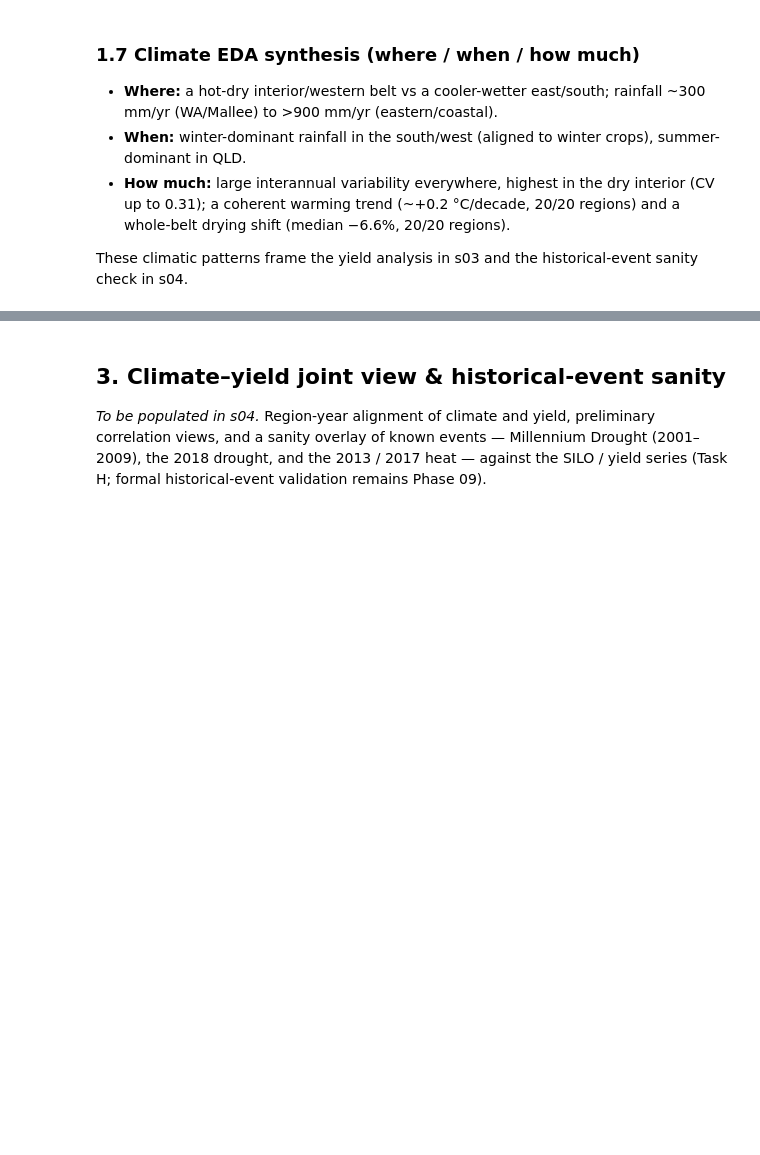
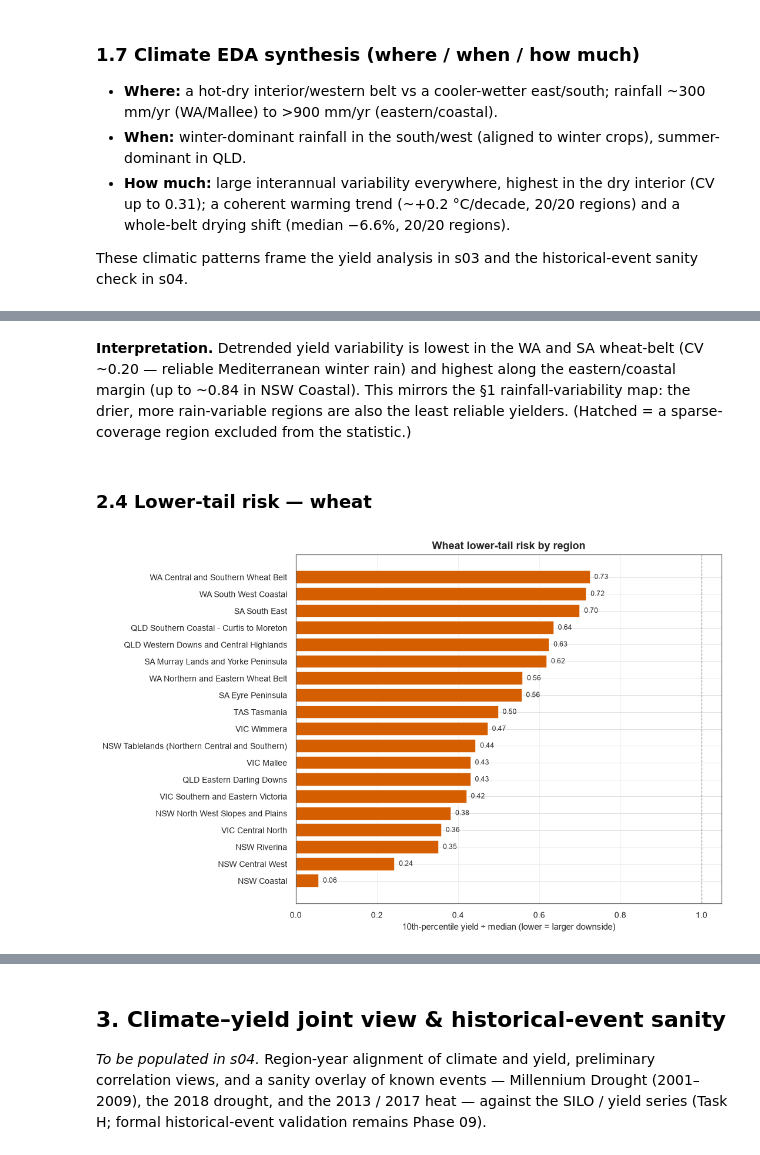
Before and after one commit to kota2003/agriculture-risk-monitoring-system, a Jupyter notebook: notebooks/03_exploratory_analysis.ipynb, the cells around one changed output, grey strips where cells are left out. Cells and saved outputs as stored; diff of their text form; code cells hidden in the pictures; blank space fills up the shorter version.

```diff
--- a/notebooks/03_exploratory_analysis.ipynb
+++ b/notebooks/03_exploratory_analysis.ipynb
@@ -308,0 +387,18 @@ These climatic patterns frame the yield analysis in s03 and the historical-event
+# %% [markdown]
+**Interpretation.** Detrended yield variability is lowest in the WA and SA wheat-belt (CV ~0.20 — reliable Mediterranean winter rain) and highest along the eastern/coastal margin (up to ~0.84 in NSW Coastal). This mirrors the §1 rainfall-variability map: the drier, more rain-variable regions are also the least reliable yielders. (Hatched = a sparse-coverage region excluded from the statistic.)
+# %% [markdown]
+### 2.4 Lower-tail risk — wheat
+# %%
+lt = w_adeq.sort_values("p10_over_median")[["region", "p10_over_median"]]
+fig, ax = plt.subplots(figsize=(8.5, 7))
+ax.barh(lt.region, lt.p10_over_median, color=OKABE_ITO[3])
+ax.axvline(1.0, color="#888888", lw=0.8, ls="--")
+for i, val in enumerate(lt.p10_over_median):
+    ax.text(val + 0.01, i, f"{val:.2f}", va="center", fontsize=8)
+ax.set_xlabel("10th-percentile yield ÷ median (lower = larger downside)")
+ax.set_title("Wheat lower-tail risk by region")
+ax.grid(True, axis="x", alpha=0.5)
+savefig(fig, "s03_wheat_lower_tail")
+plt.show()
+# %% [output]
+[figure, added]
```
Also changed, not shown: parts of 16 cells of this notebook, 11 other files.
